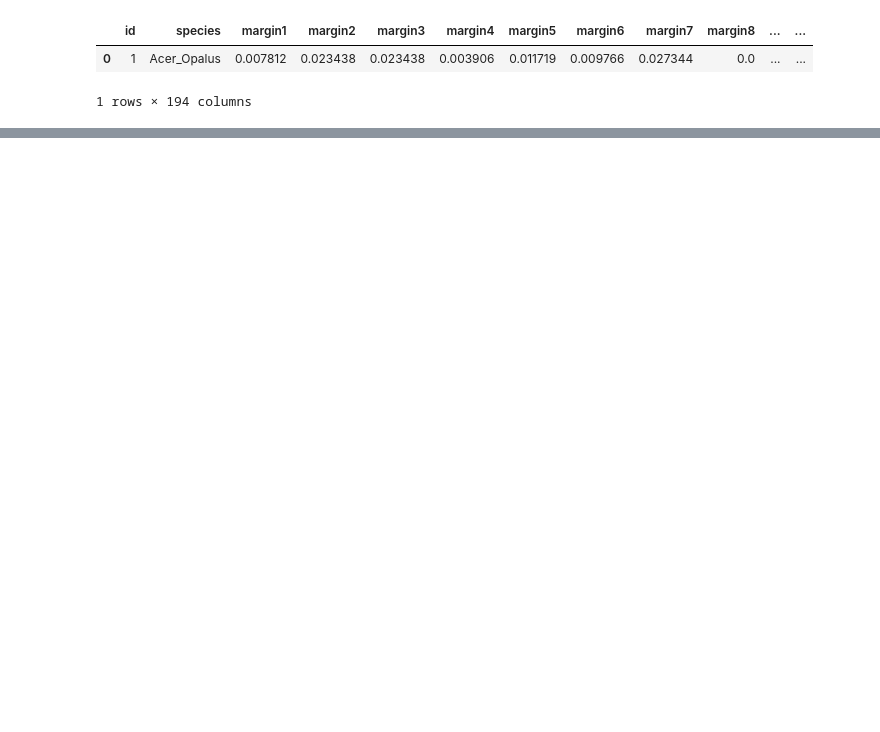
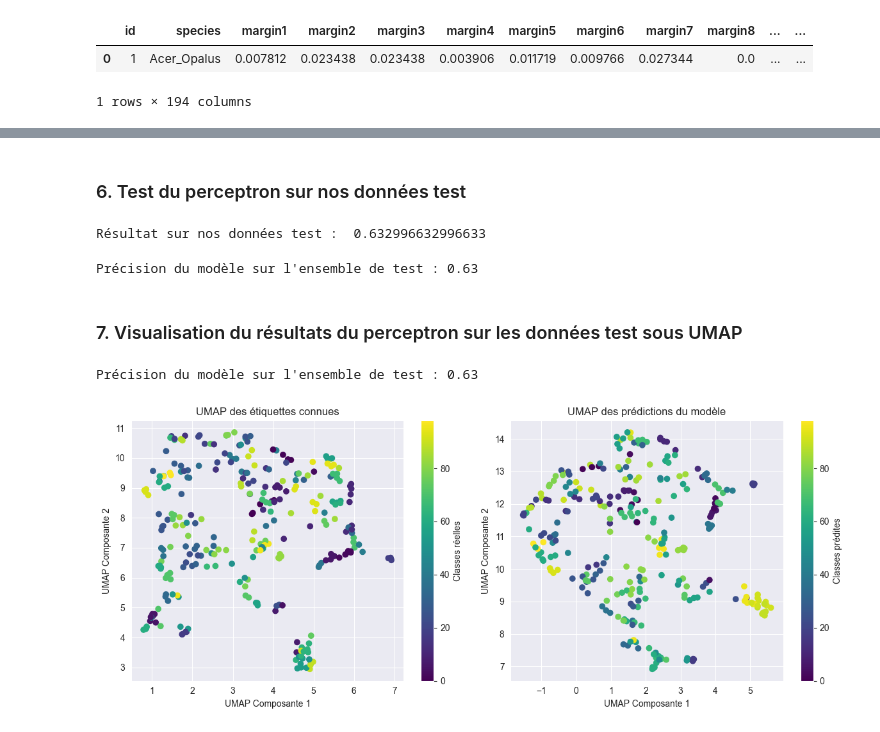
Before and after one commit to Alexandre-Leclercq/technique_apprentissage_projet, a Jupyter notebook: notebook/Perceptron.ipynb, the cells around one changed output, grey strips where cells are left out. Cells and saved outputs as stored; diff of their text form; code cells hidden in the pictures; blank space fills up the shorter version.

```diff
--- a/notebook/Perceptron.ipynb
+++ b/notebook/Perceptron.ipynb
@@ -134,0 +162,48 @@ NameError: name 'accuracy_score' is not defined
+# %% [markdown]
+### 6. Test du perceptron sur nos données test
+# %%
+print('Résultat sur nos données test : ',grid_search_perceptron.score(X_test,t_test))
+# %% [output]
+Résultat sur nos données test :  0.632996632996633
+# %%
+t_pred = grid_search_perceptron.predict(X_test)
+accuracy = accuracy_score(t_test, t_pred)
+print(f"Précision du modèle sur l'ensemble de test : {accuracy:.2f}")
+# %% [output]
+Précision du modèle sur l'ensemble de test : 0.63
+# %% [markdown]
+### 7. Visualisation du résultats du perceptron sur les données test sous UMAP
+# %%
+# Réduire la dimensionnalité à 2 avec UMAP pour les étiquettes connues
+umap_model_labels = UMAP(n_components=2)
+X_test_umap_labels = umap_model_labels.fit_transform(X_test)
+
+# Prédire les classes pour l'ensemble de train
+t_pred = grid_search_perceptron.predict(X_test)
+accuracy = accuracy_score(t_test, t_pred)
+print(f"Précision du modèle sur l'ensemble de test : {accuracy:.2f}")
+
+umap_model_predictions = UMAP(n_components=2)
+X_test_umap_predictions = umap_model_predictions.fit_transform(X_test)
+
+plt.figure(figsize=(12, 5))
+
+plt.subplot(1, 2, 1)
+scatter_umap_labels = plt.scatter(X_test_umap_labels[:, 0], X_test_umap_labels[:, 1], c=t_test, cmap='viridis')
+plt.title('UMAP des étiquettes connues')
+plt.xlabel('UMAP Composante 1')
+plt.ylabel('UMAP Composante 2')
+plt.colorbar(scatter_umap_labels, label='Classes réelles')
+
+plt.subplot(1, 2, 2)
+scatter_umap_predictions = plt.scatter(X_test_umap_predictions[:, 0], X_test_umap_predictions[:, 1], c=t_pred, cmap='viridis')
+plt.title('UMAP des prédictions du modèle')
+plt.xlabel('UMAP Composante 1')
+plt.ylabel('UMAP Composante 2')
+plt.colorbar(scatter_umap_predictions, label='Classes prédites')
+
+plt.tight_layout()
+plt.show()
+# %% [output]
+Précision du modèle sur l'ensemble de test : 0.63
+[figure, added]
```
Also changed, not shown: parts of 23 cells of this notebook.
